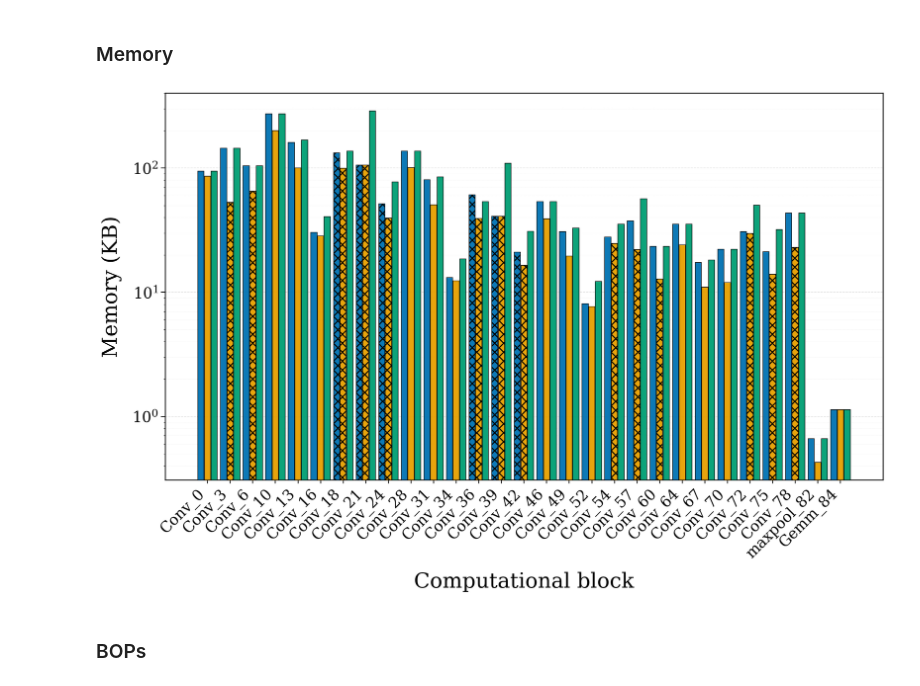
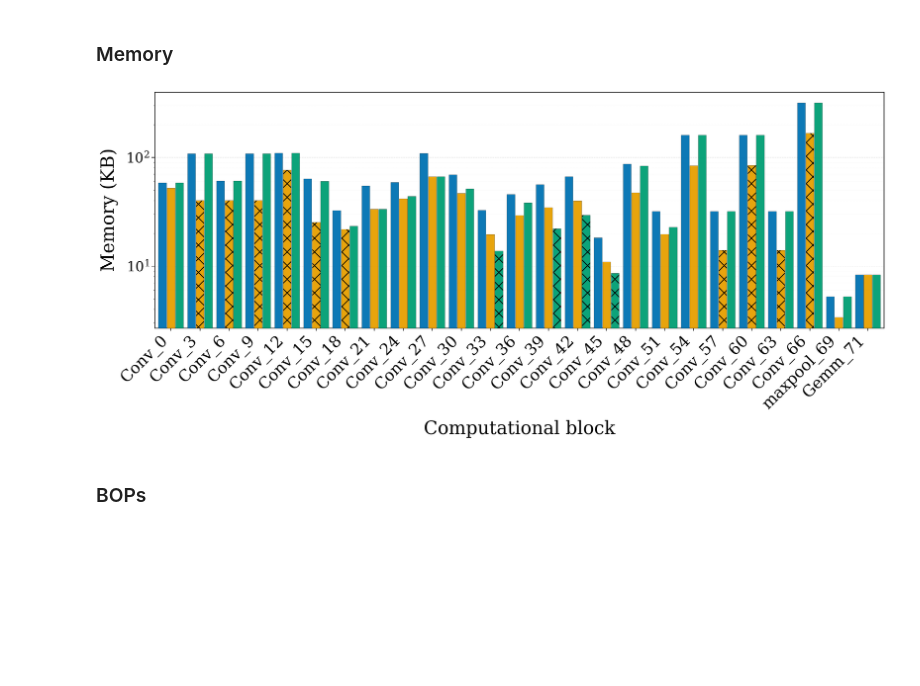
Before and after one commit to balditommaso/mixed-precision-dory, a Jupyter notebook: notebooks/plot.ipynb, the cells around one changed output. Drawn from its saved outputs; the diff is of its cells as text; code cells hidden in the pictures; blank space fills up the shorter version.

```diff
--- a/notebooks/plot.ipynb
+++ b/notebooks/plot.ipynb
@@ -66,10 +68,10 @@ model_alias = {
 ## Implementation-aware analysis
 # %%
 
-model_name = "efficientnet"
+model_name = "mobilenet_v1"
 pattern = f"./output/STEP1_{model_name}_*.csv"
 
-FIGURE_SIZE = (15, 10)
+FIGURE_SIZE = (20, 8)
 
 
 # ================================================================
@@ -89,7 +91,7 @@ IMPLEMENTATION_STYLES = {
         "label": "Thresholds",
     },
     "lut+thresholds": {
-        "hatch": "xx",         # instead of "///xxx"
+        "hatch": "x",         # instead of "///xxx"
         "label": "LUT + Thresholds",
     },
 }
@@ -353,7 +355,7 @@ def draw_block_bars(ax, values, implementations):
                 width=visible_bar_width,
                 color=colors[case_index],
                 edgecolor="black",
-                linewidth=0.8,
+                linewidth=visible_bar_width,
                 hatch=style["hatch"],
                 alpha=0.95,
                 zorder=3
@@ -455,7 +457,8 @@ def format_axis(
         labelpad=14
     )
 
-    ax.set_xticks(x)
+    ax.set_xticks(x)  # Shift ticks left by 0.1
+    ax.margins(x=0.005)
 
     ax.set_xticklabels(
         labels,
@@ -480,34 +483,10 @@ def format_axis(
 
     if logarithmic:
         ax.set_yscale("log")
-
-        ax.grid(
-            axis="y",
-            which="major",
-            linestyle="--",
-            linewidth=0.8,
-            alpha=0.40,
-            zorder=0
-        )
-
-        ax.grid(
-            axis="y",
-            which="minor",
-            linestyle=":",
-            linewidth=0.5,
-            alpha=0.22,
-            zorder=0
-        )
-
+        ax.grid(axis="y", which="major", linestyle="--", linewidth=0.8, alpha=0.40, zorder=0)
+        ax.grid(axis="y", which="minor", linestyle=":", linewidth=0.5, alpha=0.22, zorder=0)
     else:
-        ax.grid(
-            axis="y",
-            which="major",
-            linestyle="--",
-            linewidth=0.8,
-            alpha=0.35,
-            zorder=0
-        )
+        ax.grid(axis="y", which="major", linestyle="--", linewidth=0.8, alpha=0.35, zorder=0)
 
     ax.set_axisbelow(True)
 # %%
@@ -610,7 +587,8 @@ plt.close(fig)
 # %% [markdown]
 ### Memory
 # %%
-fig, ax = plt.subplotsfigsize=FIGURE_SIZE
+fig, ax = plt.subplots(figsize=FIGURE_SIZE)
+
 
 memory_plot_values = memory_values_kb.copy()
 memory_plot_values[memory_plot_values <= 0] = np.nan
@@ -620,34 +598,34 @@ draw_block_bars(
     values=memory_plot_values,
     implementations=block_implementations
 )
 
 format_axis(
     ax=ax,
     labels=block_labels,
     ylabel="Memory (KB)",
     logarithmic=True
 )
 
 # add_combined_legend(ax)
 
 fig.subplots_adjust(
     left=0.09,
     right=0.98,
     top=0.97,
     bottom=0.25
 )
 
 plt.savefig(
     f"./output/images/{model_name}-mem.pdf",
     format="pdf",
     dpi=300,
     bbox_inches="tight"
 )
 
 plt.show()
 plt.close(fig)
 # %% [output]
-[figure, old version]
+[figure, new version]
 # %% [markdown]
 ### BOPs
 # %%
```
Also changed, not shown: parts of 17 cells of this notebook, 3 other files.
